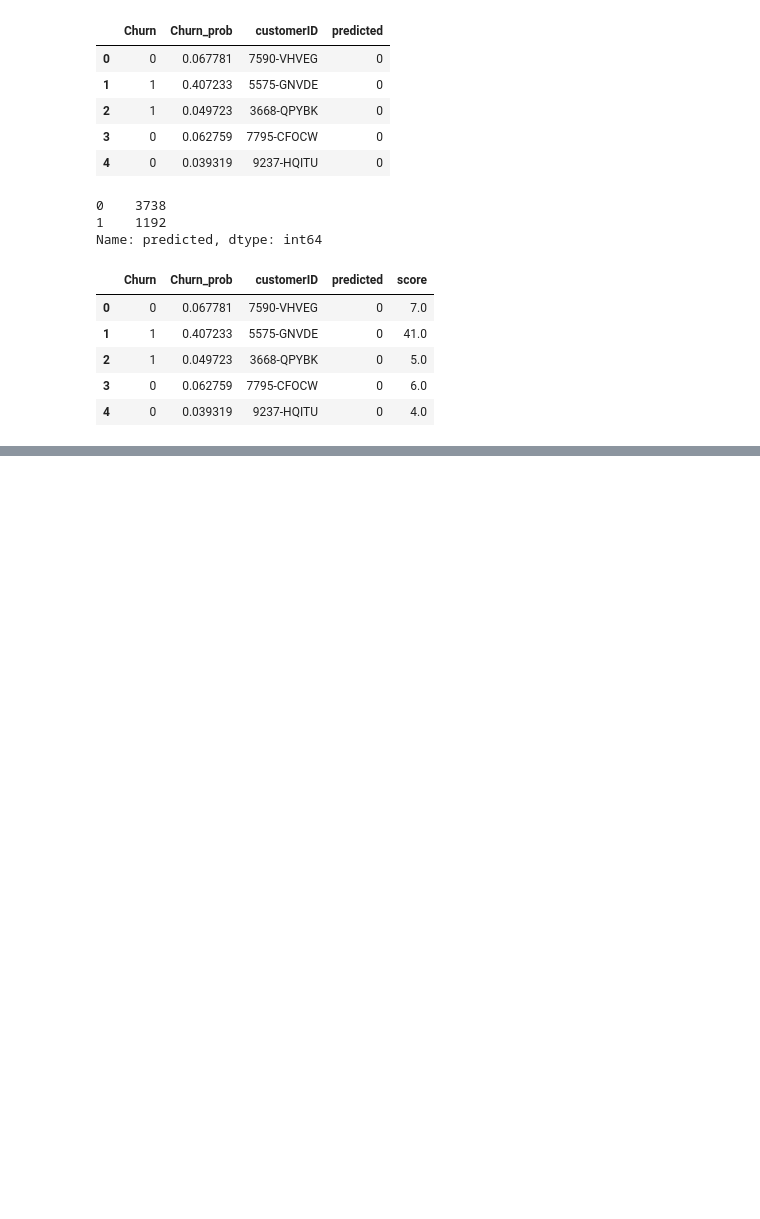
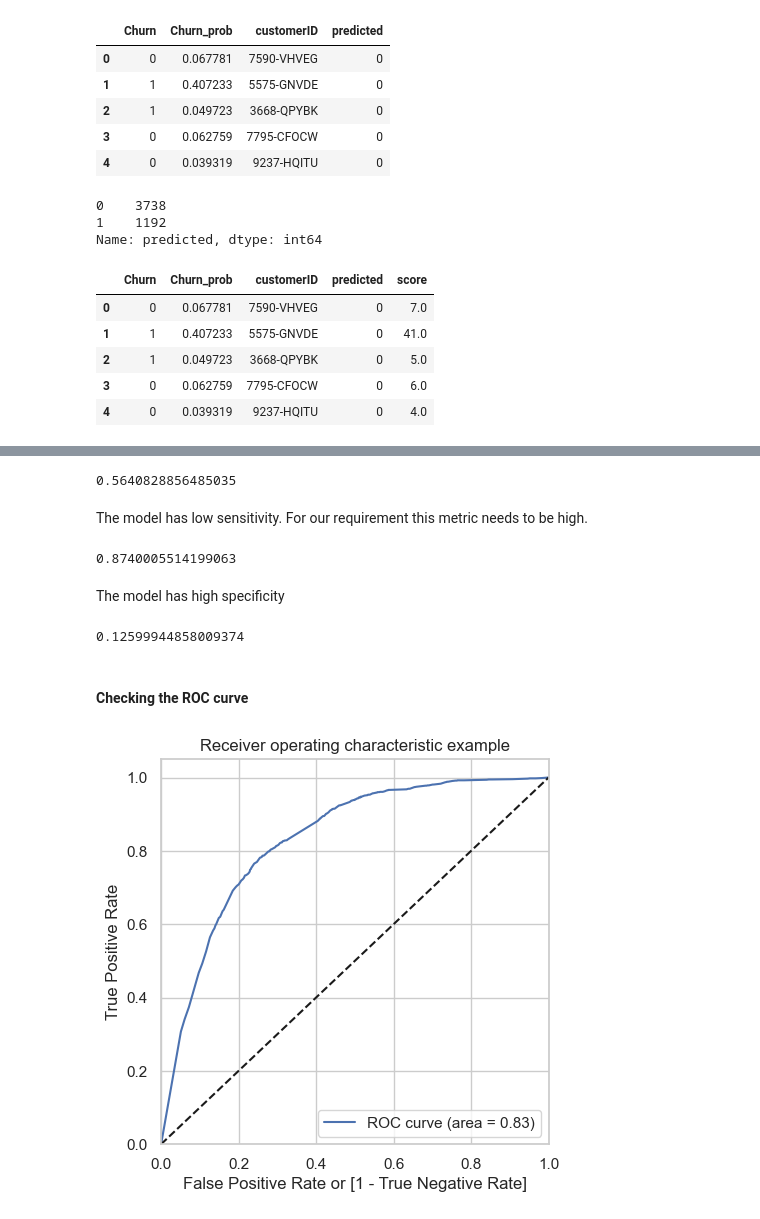
Before and after one commit to MrBinit/Supervised-Learning, a Jupyter notebook: logistic regression/b.ipynb, the cells around one changed output, grey strips where cells are left out. Saved outputs shown, nothing was run; the diff lists cells and outputs as text; code cells hidden in the pictures; blank space fills up the shorter version.

```diff
--- a/logistic regression/b.ipynb
+++ b/logistic regression/b.ipynb
@@ -1602,0 +1633,49 @@ Name: score, dtype: int64
+# %%
+# sensitivity of the model : A measure of how accurately does the model predict the positive outcomes
+# sensitivity can also be termed as true positive rate
+
+tp /(tp+fn)
+# %% [output]
+0.5640828856485035
+# %% [markdown]
+The model has low sensitivity. For our requirement this metric needs to be high.
+# %%
+# specificity of the model : A measure of how accurately does the model predict negative outcomes
+
+tn /(tn+fp)
+# %% [output]
+0.8740005514199063
+# %% [markdown]
+The model has high specificity
+# %%
+# false positive rate : A measure of how many 0s were predicted as 1
+
+fp /(tn+fp)
+# %% [output]
+0.12599944858009374
+# %% [markdown]
+#### Checking the ROC curve
+# %%
+# preparing the ROC curve
+
+def draw_roc( actual, probs ):
+    fpr, tpr, thresholds = metrics.roc_curve( actual, probs,
+                                              drop_intermediate = False )
+    auc_score = metrics.roc_auc_score( actual, probs )
+    plt.figure(figsize=(5, 5))
+    plt.plot( fpr, tpr, label='ROC curve (area = %0.2f)' % auc_score )
+    plt.plot([0, 1], [0, 1], 'k--')
+    plt.xlim([0.0, 1.0])
+    plt.ylim([0.0, 1.05])
+    plt.xlabel('False Positive Rate or [1 - True Negative Rate]')
+    plt.ylabel('True Positive Rate')
+    plt.title('Receiver operating characteristic example')
+    plt.legend(loc="lower right")
+    plt.show()
+
+    return None
+
+# Calling the function
+draw_roc(y_train_final.Churn, y_train_final.Churn_prob)
+# %% [output]
+[figure, added]
```
Also changed, not shown: parts of 8 cells of this notebook.
